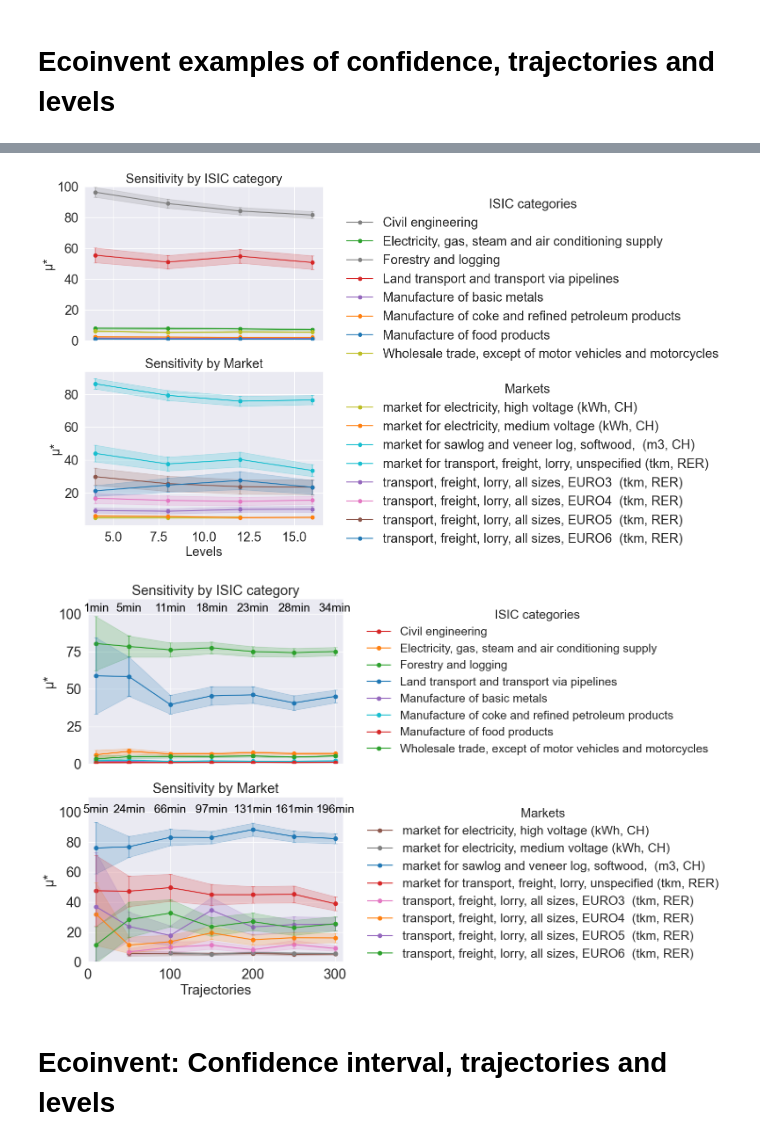
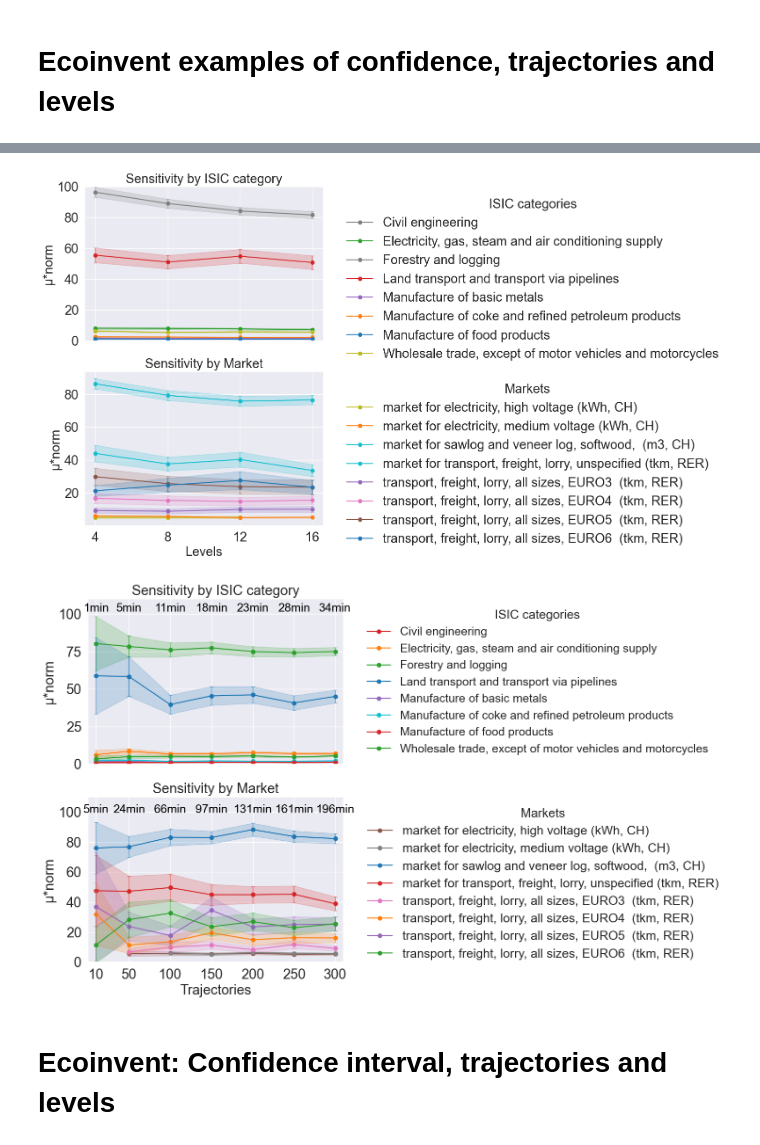
Before and after one commit to rebekaanspach/GSA_markets, a Jupyter notebook: Figures-settings.ipynb, the cells around one changed output, grey strips where cells are left out. Drawn from its saved outputs; the diff is of its cells as text; code cells hidden in the pictures.

```diff
--- a/Figures-settings.ipynb
+++ b/Figures-settings.ipynb
@@ -163,7 +163,7 @@ for name, group in groups_category:
 
     plotted_names_category.add(name)
 
-ax1.set_ylabel("μ*", fontsize=21)
+ax1.set_ylabel("μ*norm", fontsize=21)
 ax1.set_ylim(0, 100)
 ax1.legend(title="ISIC categories",title_fontsize=21, bbox_to_anchor=(1.05, 1), loc='upper left', frameon = False, fontsize=21)
 ax1.set_title("Sensitivity by ISIC category", fontsize=21)
@@ -177,35 +177,36 @@ plotted_names_markets = set()
 groups_markets = filtered_results.groupby("names")
 
 for name, group in groups_markets:
     group = group.sort_values("levels")
     color = name_to_color_markets[name]
     label = name if name not in plotted_names_markets else None
 
     x = group["levels"].values
     y = group["mu_star_relative"].values
     yerr = group["mu_star_conf_relative"].values
 
     ax2.plot(x, y, marker='o', label=label, color=color)
     ax2.errorbar(x, y, yerr=yerr, fmt='none', ecolor=color, alpha=0.4, capsize=3)
     ax2.fill_between(x, y - yerr, y + yerr, color=color, alpha=0.2)
 
     plotted_names_markets.add(name)
 
 ax2.set_xlabel("Levels",fontsize = 21)
-ax2.set_ylabel("μ*", fontsize=21)
+ax2.set_ylabel("μ*norm", fontsize=21)
 ax2.legend(title="Markets", title_fontsize=21, bbox_to_anchor=(1.05, 1), loc='upper left', frameon = False, fontsize=21)
 ax2.set_title("Sensitivity by Market", fontsize=21)
 ax2.tick_params(axis='x', labelsize=21)
 ax2.tick_params(axis='y', labelsize=21)
+ax2.set_xticks(x)
 
 
 
 
 plt.tight_layout()
 plt.show()
 fig.savefig("figures/levels_confidence.pdf", bbox_inches="tight")
 # %% [output]
-[figure, old version]
+[figure, new version]
 # %%
 Global_market_10 = pd.read_csv("results/Global__market_for_sawnwood__board__softwood__raw__dried__u_20_____cubic_meter__CH__None__market_scores.csv")
 Global_market_20 = pd.read_csv("results/Global__market_for_sawnwood__board__softwood__raw__dried__u_20_____cubic_meter__CH__None__market_scores_20.csv")
@@ -266,7 +267,7 @@ for name, group in groups_category:
 
     plotted_names_category.add(name)
 
-ax1.set_ylabel("μ*", fontsize=21)
+ax1.set_ylabel("μ*norm", fontsize=21)
 ax1.set_ylim(0, 110)
 ax1.legend(title="ISIC categories", bbox_to_anchor=(1.05, 1), loc='upper left', frameon = False, fontsize=18, title_fontsize=19)
 ax1.set_title("Sensitivity by ISIC category", fontsize=21)
@@ -309,13 +310,14 @@ for _, row in runtime_by_trajectory.iterrows():
     ax2.text(traj, 105, f"{int(rt)}min", ha='center', va='top', fontsize=18, rotation=0, color='black')
 
 ax2.set_xlabel("Trajectories", fontsize=21)
-ax2.set_ylabel("μ*", fontsize=21)
+ax2.set_ylabel("μ*norm", fontsize=21)
 ax2.set_ylim(0, 110)
 ax2.set_xlim(0, 310)
 ax2.legend(title="Markets",  bbox_to_anchor=(1.05, 1), loc='upper left', frameon = False, fontsize=19, title_fontsize=19)
 ax2.set_title("Sensitivity by Market", fontsize=21)
 ax2.tick_params(axis='x', labelsize=21)
 ax2.tick_params(axis='y', labelsize=21)
+ax2.set_xticks(x)
 
 
 
@@ -323,7 +325,7 @@ plt.tight_layout()
 plt.show()
 fig.savefig("figures/confidence.pdf", bbox_inches="tight")
 # %% [output]
-[figure, old version]
+[figure, new version]
 # %% [markdown]
 # Ecoinvent: Confidence interval, trajectories and levels
 # %%
```
Also changed, not shown: parts of 5 cells of this notebook, 6 other files.
